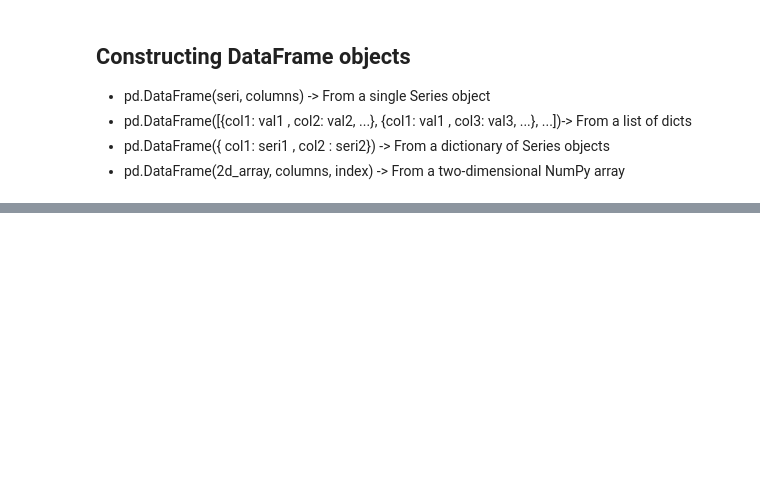
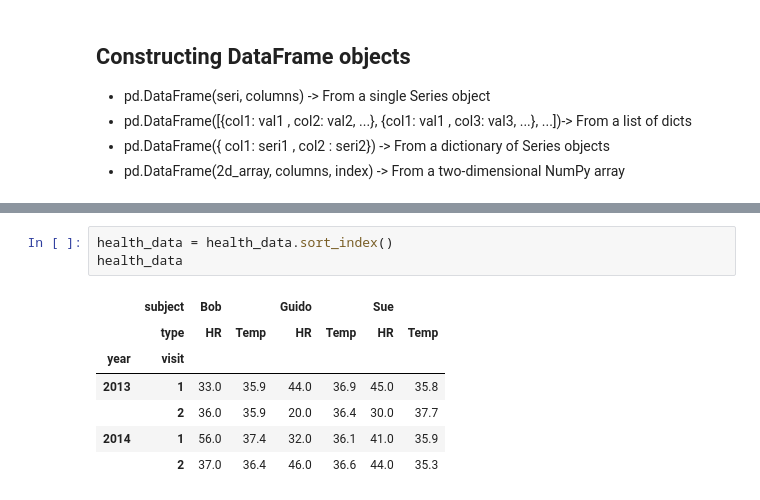
Before and after one commit to huongd17at089/DS_handbook, a Jupyter notebook: Pandas_handbook.ipynb, the cells around one changed output, grey strips where cells are left out. Saved outputs shown, nothing was run; the diff lists cells and outputs as text; blank space fills up the shorter version.

```diff
--- a/Pandas_handbook.ipynb
+++ b/Pandas_handbook.ipynb
@@ -90,0 +305,11 @@ Index(['population', 'area'], dtype='object')
+# %%
+health_data = health_data.sort_index()
+health_data
+# %% [output]
+|  | subject | Bob |  | Guido |  | Sue |  |
+|  | type | HR | Temp | HR | Temp | HR | Temp |
+| year | visit |  |  |  |  |  |  |
+| 2013 | 1 | 33.0 | 35.9 | 44.0 | 36.9 | 45.0 | 35.8 |
+|  | 2 | 36.0 | 35.9 | 20.0 | 36.4 | 30.0 | 37.7 |
+| 2014 | 1 | 56.0 | 37.4 | 32.0 | 36.1 | 41.0 | 35.9 |
+|  | 2 | 37.0 | 36.4 | 46.0 | 36.6 | 44.0 | 35.3 |
```
Also changed, not shown: parts of 66 cells of this notebook.
